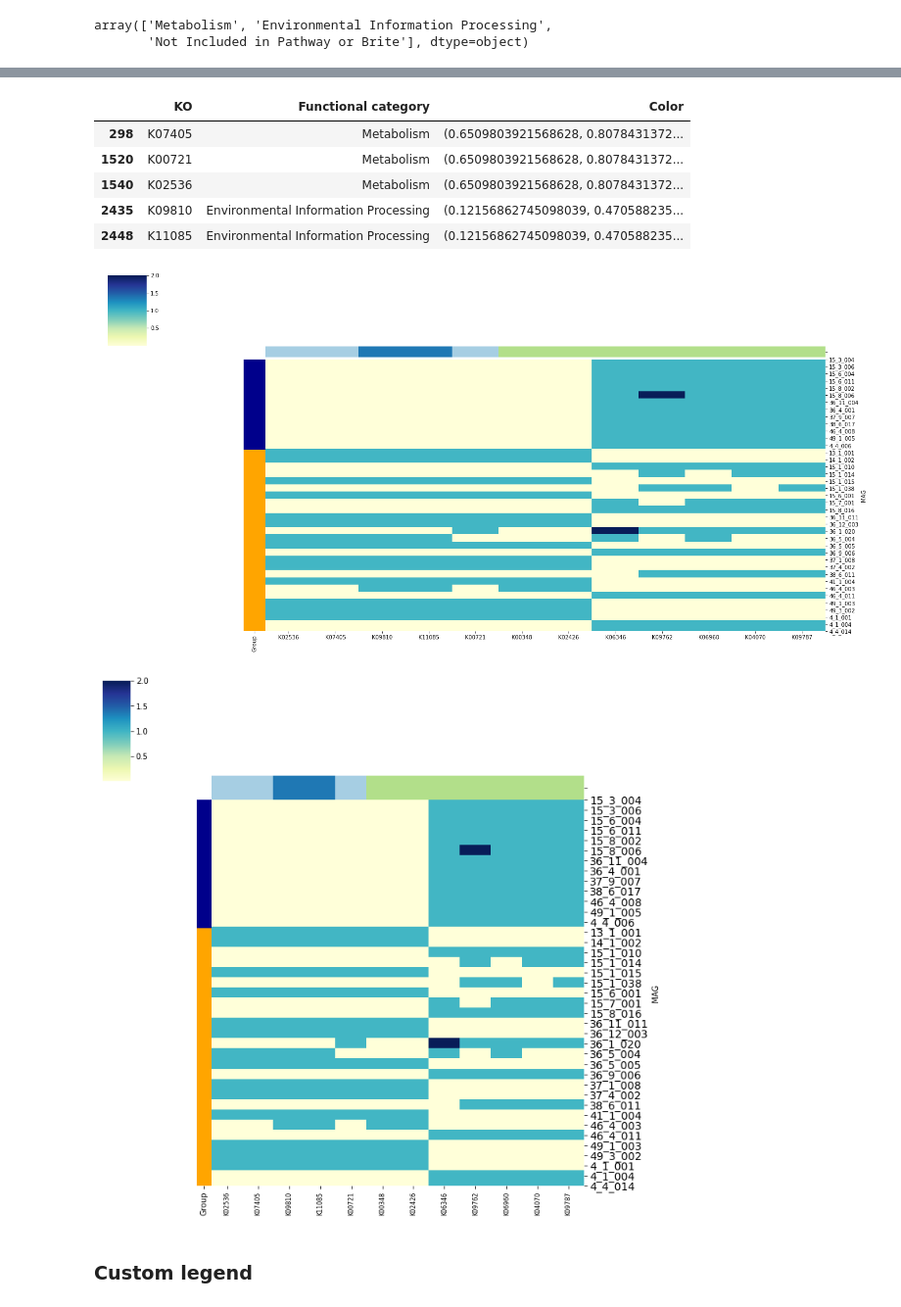
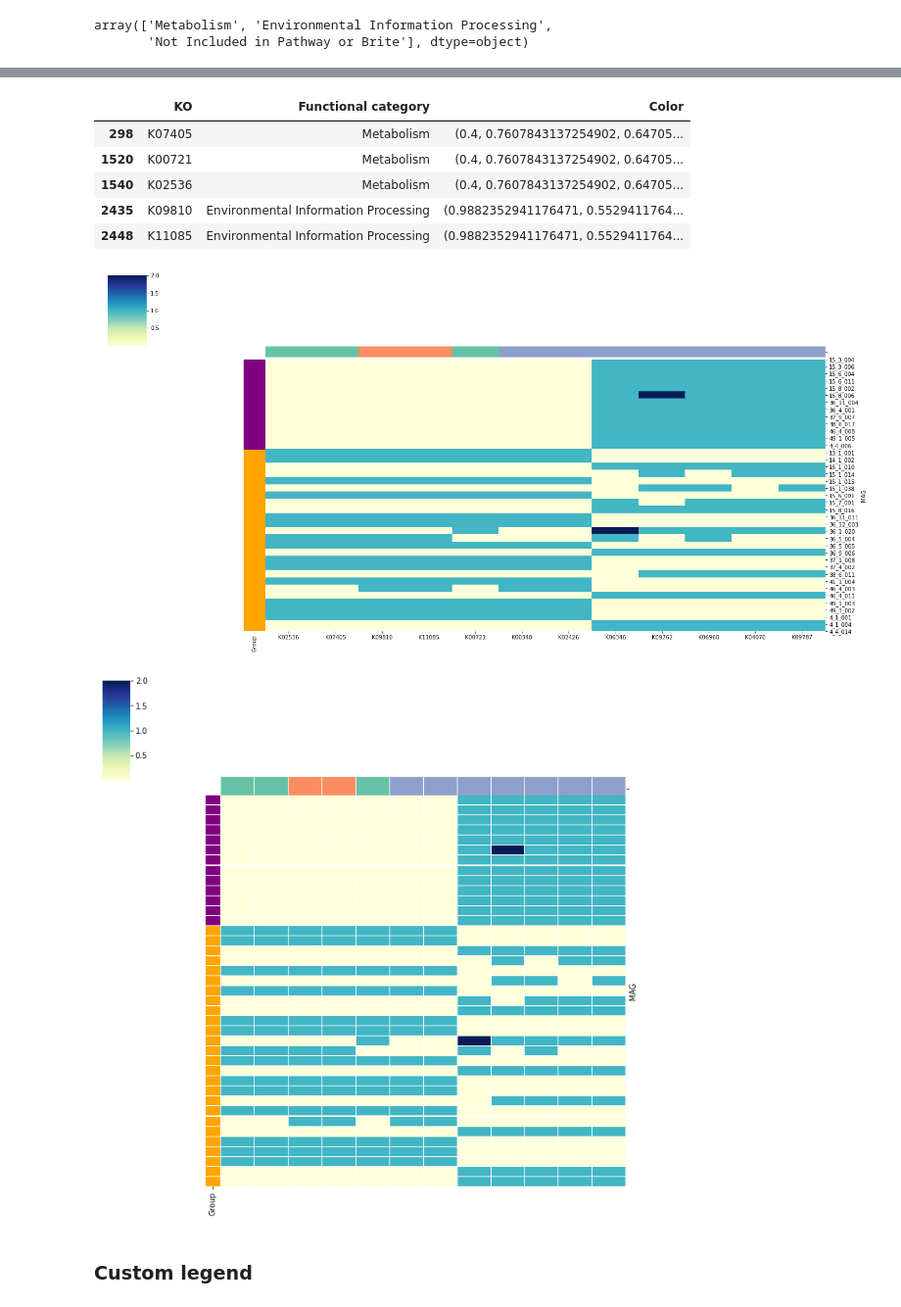
Before and after one commit to nvpatin/Norovirus_manuscript, a Jupyter notebook: MAGs_KOs_clustermap_Fig5.ipynb, the cells around one changed output, grey strips where cells are left out. Shown at 98% size. Cells and saved outputs as stored; diff of their text form; code cells hidden in the pictures.

Commit message:
changed color scheme for KEGG categories

```diff
--- a/MAGs_KOs_clustermap_Fig5.ipynb
+++ b/MAGs_KOs_clustermap_Fig5.ipynb
@@ -338,7 +333,7 @@ df_hmap_sqrt = np.sqrt(df_hmap.replace(0, 0.00000000001))
 # %%
 mags1 = pd.DataFrame(ko_mags_all1['MAG']).drop_duplicates(subset=['MAG'])
 mags2 = pd.DataFrame(ko_mags_all2['MAG']).drop_duplicates(subset=['MAG'])
-mags1['Group'] = 'darkblue'
+mags1['Group'] = 'purple'
 mags2['Group'] = 'orange'
 sample_colors = pd.concat([mags1, mags2]).set_index('MAG')
 # %% [markdown]
@@ -372,6 +367,6 @@ array(['Metabolism', 'Environmental Information Processing',
        'Not Included in Pathway or Brite'], dtype=object)
 # %%
 lut = dict(zip(kos_column_colors['Functional category'].unique(),
-                sns.color_palette("Paired")))
+                sns.color_palette("Set2")))
 lut
 # %% [output]
@@ -387,11 +382,11 @@ kos_column_colors['Color'] = kos_column_colors['Functional category'].map(lut)
 kos_column_colors.head()
 # %% [output]
 |  | KO | Functional category | Color |
-| 298 | K07405 | Metabolism | (0.6509803921568628, 0.8078431372... |
-| 1520 | K00721 | Metabolism | (0.6509803921568628, 0.8078431372... |
-| 1540 | K02536 | Metabolism | (0.6509803921568628, 0.8078431372... |
-| 2435 | K09810 | Environmental Information Processing | (0.12156862745098039, 0.470588235... |
-| 2448 | K11085 | Environmental Information Processing | (0.12156862745098039, 0.470588235... |
+| 298 | K07405 | Metabolism | (0.4, 0.7607843137254902, 0.64705... |
+| 1520 | K00721 | Metabolism | (0.4, 0.7607843137254902, 0.64705... |
+| 1540 | K02536 | Metabolism | (0.4, 0.7607843137254902, 0.64705... |
+| 2435 | K09810 | Environmental Information Processing | (0.9882352941176471, 0.5529411764... |
+| 2448 | K11085 | Environmental Information Processing | (0.9882352941176471, 0.5529411764... |
 # %%
 lut3 = dict(zip(kos_column_colors['KO'], kos_column_colors['Color']))
 column_colors = pd.Series(lut3)
@@ -402,23 +397,23 @@ p = sns.clustermap(df_hmap, cmap='YlGnBu', figsize=(20,10), xticklabels=True, yt
                    col_colors=column_colors)
 p.ax_col_dendrogram.set_visible(False)
 # %% [output]
-[figure, old version]
+[figure, new version]
 # %%
 # Make it look pretty
 # See below for sample_colors and column_colors
-p = sns.clustermap(df_hmap, cmap='YlGnBu', xticklabels=True, yticklabels=True, row_cluster=False,
-                   method='ward', metric='euclidean', row_colors=sample_colors, col_colors=column_colors
-                  ) # linewidths=0.1
+p = sns.clustermap(df_hmap, cmap='YlGnBu', xticklabels=False, yticklabels=False, row_cluster=False,
+                   method='ward', metric='euclidean', row_colors=sample_colors, col_colors=column_colors,
+                  linewidths=0.05)
 hm = p.ax_heatmap.get_position()
 plt.setp(p.ax_heatmap.yaxis.get_majorticklabels(), fontsize=14)
 plt.setp(p.ax_heatmap.xaxis.get_majorticklabels(), fontsize=8)
 p.ax_heatmap.set_position([hm.x0, hm.y0, hm.width, hm.height])
 col = p.ax_col_dendrogram.get_position()
 row = p.ax_row_dendrogram.get_position()
 p.ax_col_dendrogram.set_position([col.x0, col.y0, col.width, col.height])
 p.ax_col_colors.set_position([col.x0, col.y0-0.04, col.width, col.height*0.25])
 #p.ax_row_dendrogram.set_position([row.x0+0.07, row.y0, row.width*0.75, row.height])
 p.ax_col_dendrogram.set_visible(False)
 # %% [output]
-[figure, old version]
+[figure, new version]
 # %%
```
Also changed, not shown: parts of 7 cells of this notebook.
